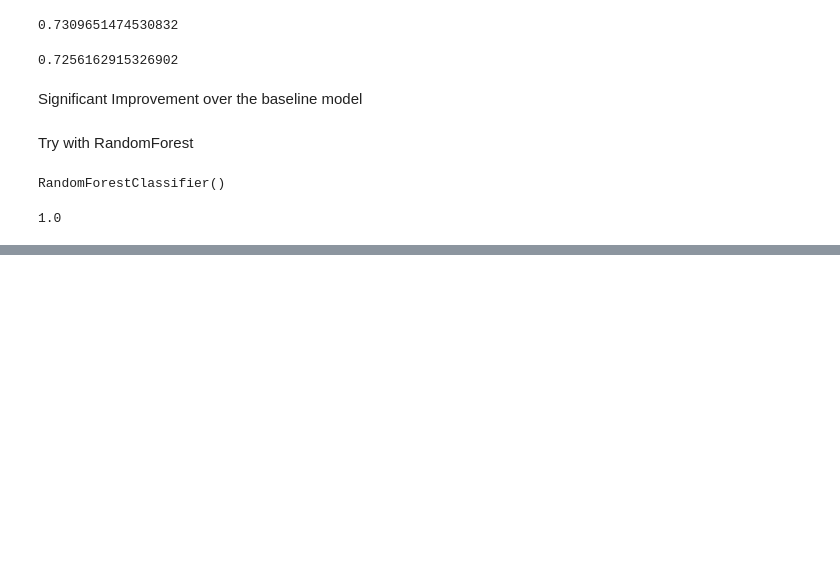
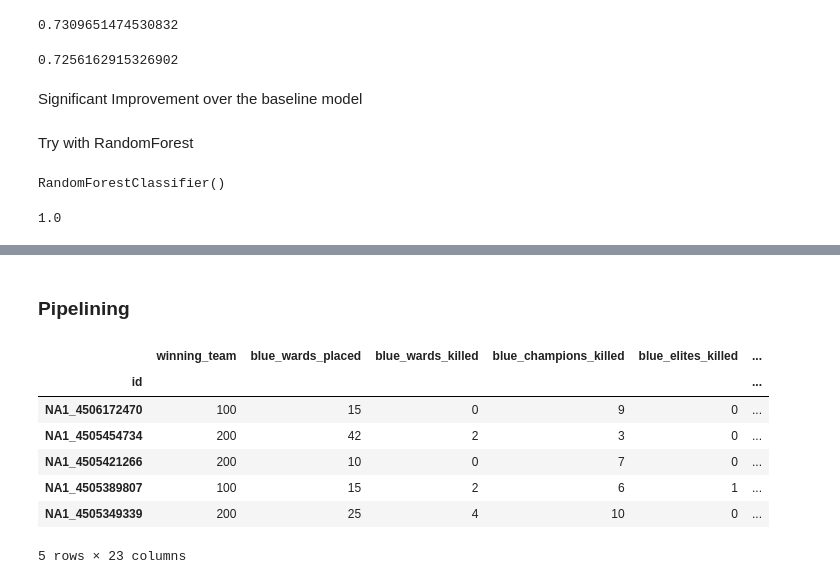
Before and after one commit to iuxo/LHL-Final_Project, a Jupyter notebook: src/models.ipynb, the cells around one changed output, grey strips where cells are left out. Saved outputs shown, nothing was run; the diff lists cells and outputs as text; code cells hidden in the pictures; blank space fills up the shorter version.

```diff
--- a/src/models.ipynb
+++ b/src/models.ipynb
@@ -419,0 +421,23 @@ Testing accuracy : 0.7213290460878885
+# %% [markdown]
+### Pipelining
+# %%
+# get data that would be input
+pipe_df = pd.read_csv("../data/large_sample.csv", index_col = 0)
+# %%
+pipe_df.set_index('id', inplace=True)
+# %%
+# don't include this in final code but made a typo when creating the csv
+# already fixed in class
+pipe_df.drop('red_first_blodd',inplace=True, axis=1)
+pipe_df['red_first_blood'] = np.where(pipe_df['blue_first_blood'] == 0, 1, 0)
+# %%
+pipe_df.head()
+# %% [output]
+|  | winning_team | blue_wards_placed | blue_wards_killed | blue_champions_killed | blue_elites_killed | ... |
+| id |  |  |  |  |  | ... |
+| NA1_4506172470 | 100 | 15 | 0 | 9 | 0 | ... |
+| NA1_4505454734 | 200 | 42 | 2 | 3 | 0 | ... |
+| NA1_4505421266 | 200 | 10 | 0 | 7 | 0 | ... |
+| NA1_4505389807 | 100 | 15 | 2 | 6 | 1 | ... |
+| NA1_4505349339 | 200 | 25 | 4 | 10 | 0 | ... |
+5 rows × 23 columns
```
Also changed, not shown: parts of 25 cells of this notebook.
